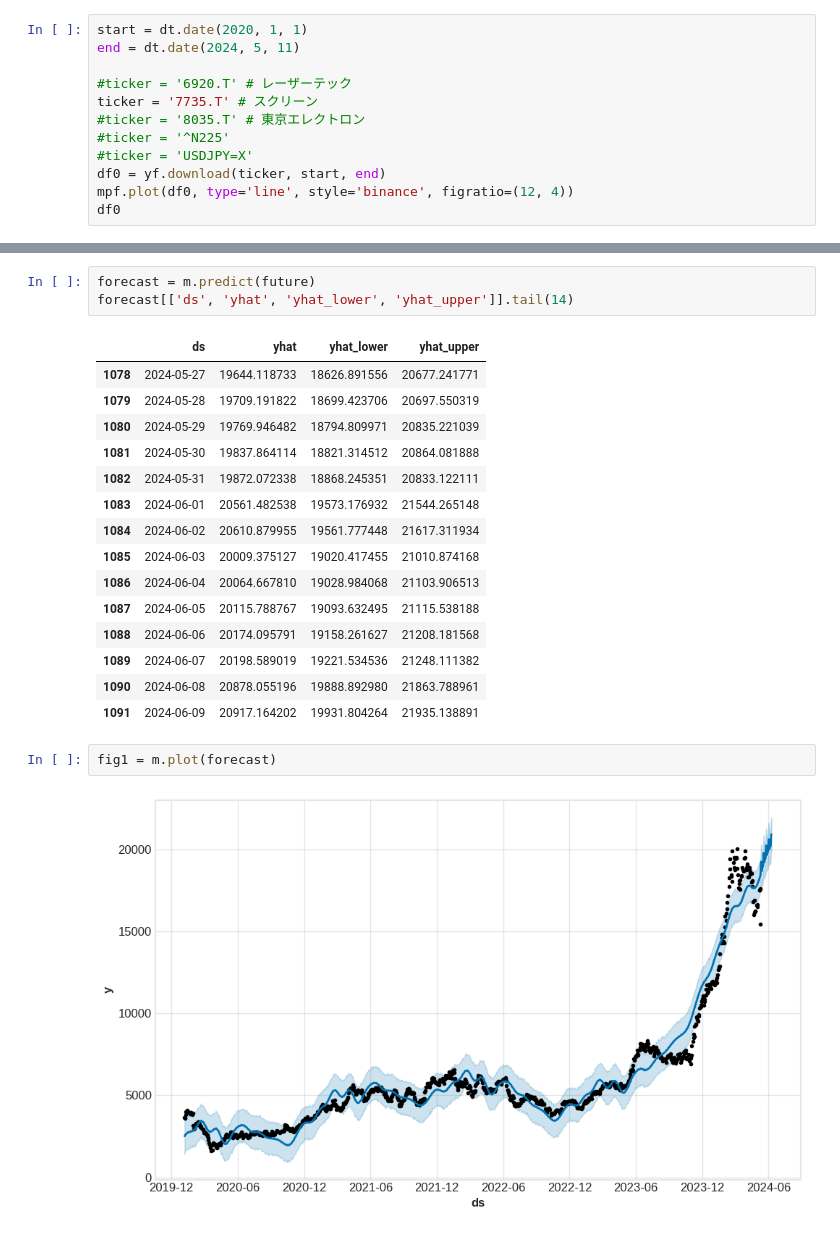
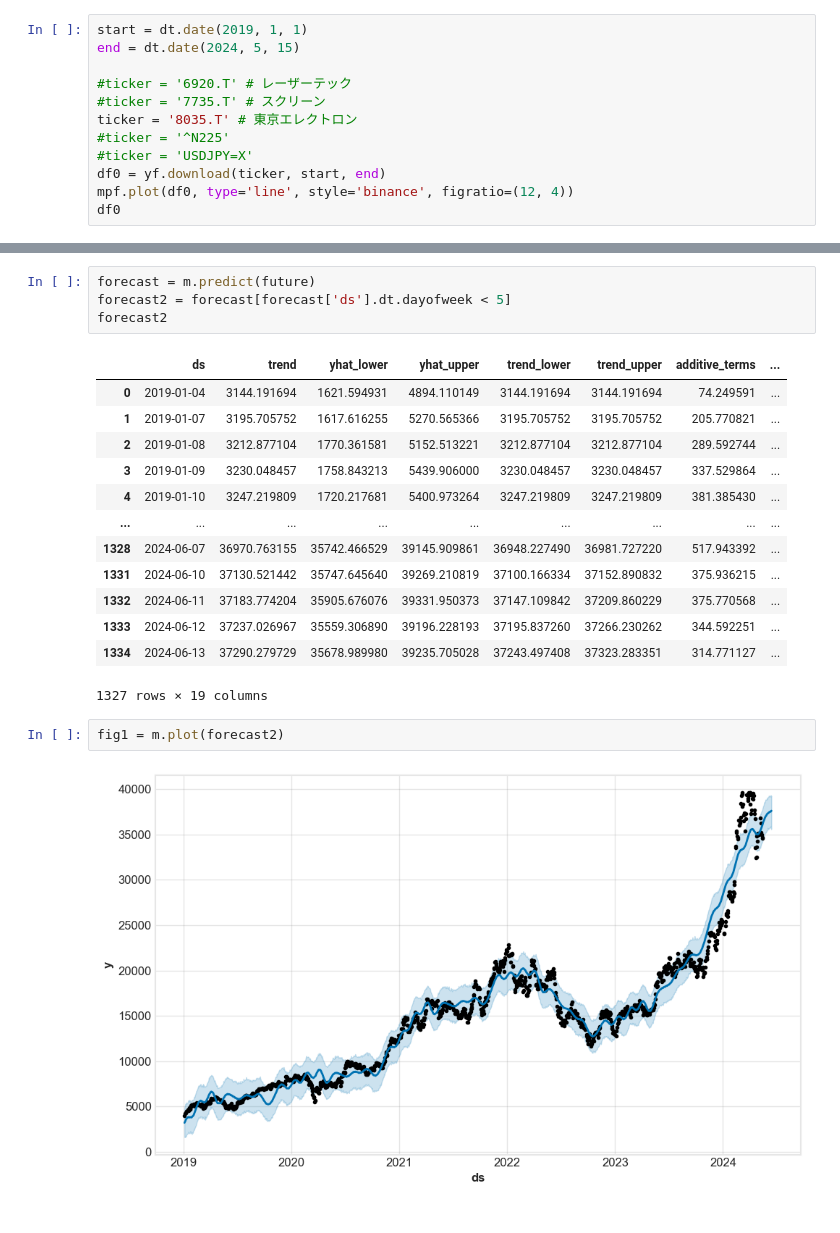
Before and after one commit to bitwalk123/stock-explorer, a Jupyter notebook: jupyter/trend_analysis_10.ipynb, the cells around one changed output, grey strips where cells are left out. Drawn from its saved outputs; the diff is of its cells as text.

```diff
--- a/jupyter/trend_analysis_10.ipynb
+++ b/jupyter/trend_analysis_10.ipynb
@@ -12,12 +15,12 @@ plt.rcParams.update({
 })
 import yfinance as yf
 # %%
-start = dt.date(2020, 1, 1)
-end = dt.date(2024, 5, 11)
+start = dt.date(2019, 1, 1)
+end = dt.date(2024, 5, 15)
 
 #ticker = '6920.T' # レーザーテック
-ticker = '7735.T' # スクリーン
-#ticker = '8035.T' # 東京エレクトロン
+#ticker = '7735.T' # スクリーン
+ticker = '8035.T' # 東京エレクトロン
 #ticker = '^N225'
 #ticker = 'USDJPY=X'
 df0 = yf.download(ticker, start, end)
@@ -77,24 +82,23 @@ future.tail()
 # %%
 forecast = m.predict(future)
-forecast[['ds', 'yhat', 'yhat_lower', 'yhat_upper']].tail(14)
+forecast2 = forecast[forecast['ds'].dt.dayofweek < 5]
+forecast2
 # %% [output]
-|  | ds | yhat | yhat_lower | yhat_upper |
-| 1078 | 2024-05-27 | 19644.118733 | 18626.891556 | 20677.241771 |
-| 1079 | 2024-05-28 | 19709.191822 | 18699.423706 | 20697.550319 |
-| 1080 | 2024-05-29 | 19769.946482 | 18794.809971 | 20835.221039 |
-| 1081 | 2024-05-30 | 19837.864114 | 18821.314512 | 20864.081888 |
-| 1082 | 2024-05-31 | 19872.072338 | 18868.245351 | 20833.122111 |
-| 1083 | 2024-06-01 | 20561.482538 | 19573.176932 | 21544.265148 |
-| 1084 | 2024-06-02 | 20610.879955 | 19561.777448 | 21617.311934 |
-| 1085 | 2024-06-03 | 20009.375127 | 19020.417455 | 21010.874168 |
-| 1086 | 2024-06-04 | 20064.667810 | 19028.984068 | 21103.906513 |
-| 1087 | 2024-06-05 | 20115.788767 | 19093.632495 | 21115.538188 |
-| 1088 | 2024-06-06 | 20174.095791 | 19158.261627 | 21208.181568 |
-| 1089 | 2024-06-07 | 20198.589019 | 19221.534536 | 21248.111382 |
-| 1090 | 2024-06-08 | 20878.055196 | 19888.892980 | 21863.788961 |
-| 1091 | 2024-06-09 | 20917.164202 | 19931.804264 | 21935.138891 |
+|  | ds | trend | yhat_lower | yhat_upper | trend_lower | trend_upper | additive_terms | ... |
+| 0 | 2019-01-04 | 3144.191694 | 1621.594931 | 4894.110149 | 3144.191694 | 3144.191694 | 74.249591 | ... |
+| 1 | 2019-01-07 | 3195.705752 | 1617.616255 | 5270.565366 | 3195.705752 | 3195.705752 | 205.770821 | ... |
+| 2 | 2019-01-08 | 3212.877104 | 1770.361581 | 5152.513221 | 3212.877104 | 3212.877104 | 289.592744 | ... |
+| 3 | 2019-01-09 | 3230.048457 | 1758.843213 | 5439.906000 | 3230.048457 | 3230.048457 | 337.529864 | ... |
+| 4 | 2019-01-10 | 3247.219809 | 1720.217681 | 5400.973264 | 3247.219809 | 3247.219809 | 381.385430 | ... |
+| ... | ... | ... | ... | ... | ... | ... | ... | ... |
+| 1328 | 2024-06-07 | 36970.763155 | 35742.466529 | 39145.909861 | 36948.227490 | 36981.727220 | 517.943392 | ... |
+| 1331 | 2024-06-10 | 37130.521442 | 35747.645640 | 39269.210819 | 37100.166334 | 37152.890832 | 375.936215 | ... |
+| 1332 | 2024-06-11 | 37183.774204 | 35905.676076 | 39331.950373 | 37147.109842 | 37209.860229 | 375.770568 | ... |
+| 1333 | 2024-06-12 | 37237.026967 | 35559.306890 | 39196.228193 | 37195.837260 | 37266.230262 | 344.592251 | ... |
+| 1334 | 2024-06-13 | 37290.279729 | 35678.989980 | 39235.705028 | 37243.497408 | 37323.283351 | 314.771127 | ... |
+1327 rows × 19 columns
 # %%
-fig1 = m.plot(forecast)
+fig1 = m.plot(forecast2)
 # %% [output]
-[figure, old version]
+[figure, new version]
 # %%
```
Also changed, not shown: parts of 11 cells of this notebook, 1 other file.
